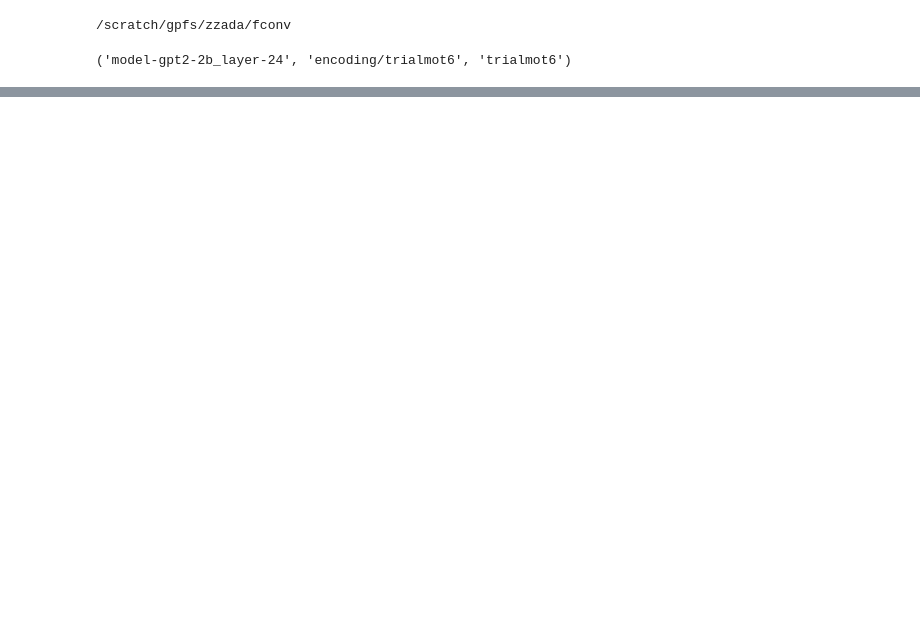
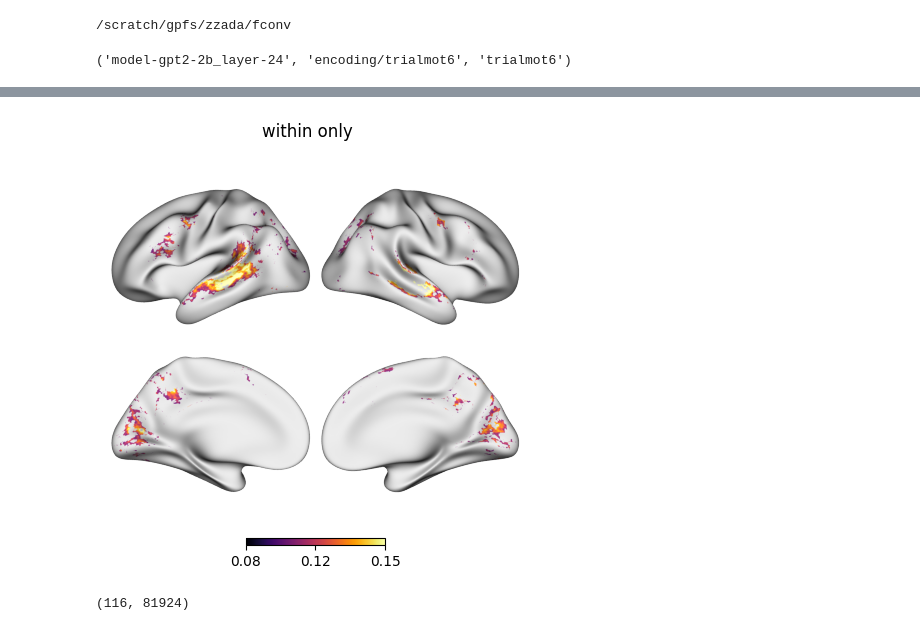
Before and after one commit to YeajuDianaKim394/EncodingModels, a Jupyter notebook: code/figure3-mbc.ipynb, the cells around one changed output, grey strips where cells are left out. Drawn from its saved outputs; the diff is of its cells as text; code cells hidden in the pictures; blank space fills up the shorter version.

```diff
--- a/code/figure3-mbc.ipynb
+++ b/code/figure3-mbc.ipynb
@@ -582,0 +150,21 @@ for rois in groups:
+# %%
+mask = (avg_enc_perf > .1) & (values > .02)
+mask = (avg_enc_perf > .1) & (values < -.02)
+mask = (avg_enc_perf > .1) & (np.abs(values) < .02)
+
+values2 = avg_enc_perf.copy()
+values2[~mask] = 0
+fig = plot.surface_plot(values2, cmap="inferno", vmin=0.08, title='within only')
+# fig = plot.surface_plot(values2, cmap="inferno", vmin=0.08, title='negative')
+# fig = plot.surface_plot(values2, cmap="inferno", vmin=0.08, title='positive')
+# %% [output]
+[figure, added]
+# %%
+# read
+outdir = f"cache/{modelname}/{cache}/figure-mbc/"
+with h5py.File(f"{outdir}/wbc-within-between.hdf5", "r") as f:
+    # weight_sim_within = f["within"][...]
+    weight_sim_between = f["between"][...]
+weight_sim_between.shape
+# %% [output]
+(116, 81924)
```
Also changed, not shown: parts of 58 cells of this notebook, 23 other files.
